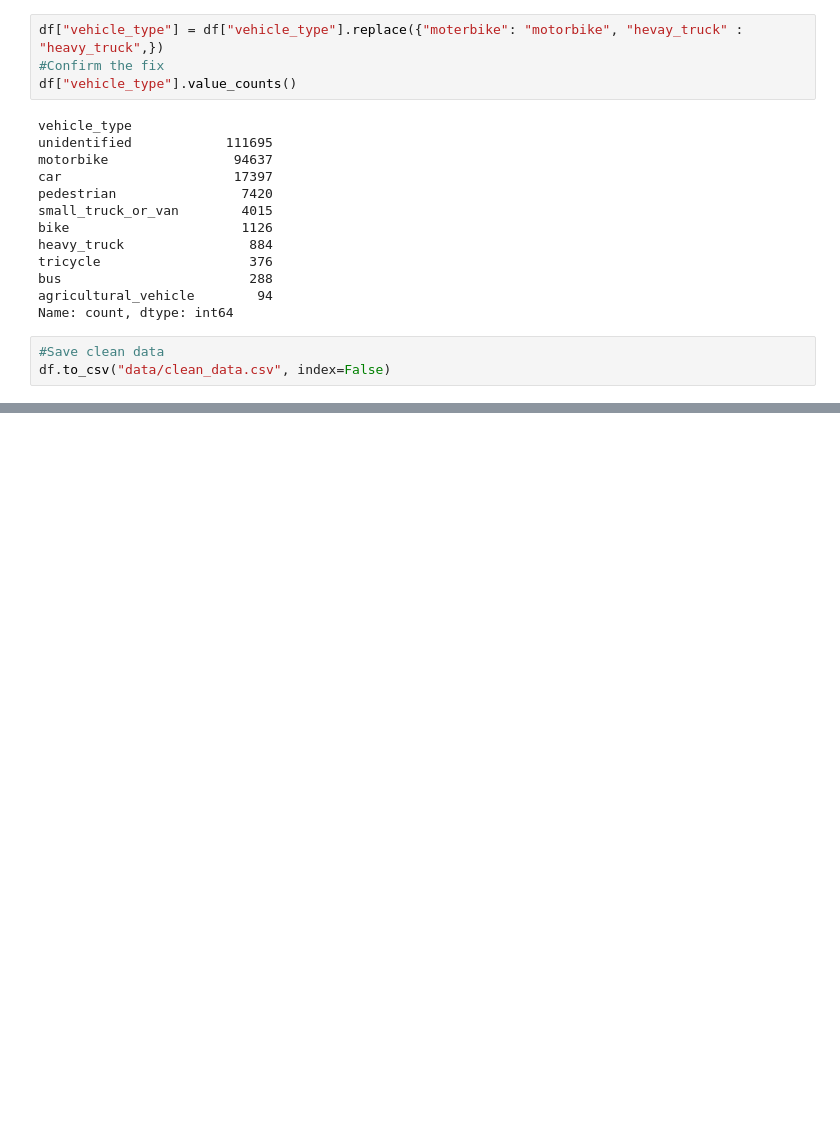
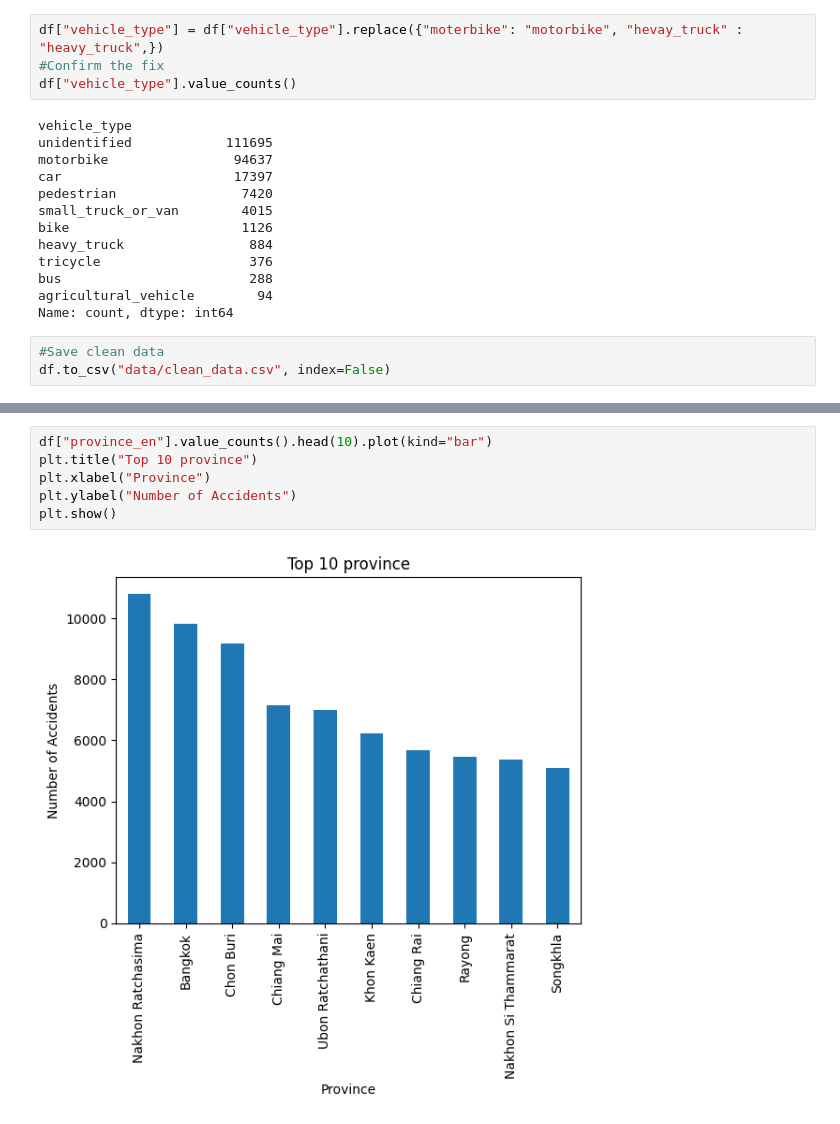
Before and after one commit to Punnawit0425/Thailand_trafficaccident_2011-2022, a Jupyter notebook: traffic.ipynb, the cells around one changed output, grey strips where cells are left out. Saved outputs shown, nothing was run; the diff lists cells and outputs as text; blank space fills up the shorter version.

```diff
--- a/traffic.ipynb
+++ b/traffic.ipynb
@@ -248,0 +277,8 @@ df.to_csv("data/clean_data.csv", index=False)
+# %%
+df["province_en"].value_counts().head(10).plot(kind="bar")
+plt.title("Top 10 province")
+plt.xlabel("Province")
+plt.ylabel("Number of Accidents")
+plt.show()
+# %% [output]
+[figure, added]
```
Also changed, not shown: parts of 9 cells of this notebook, 1 other file.
